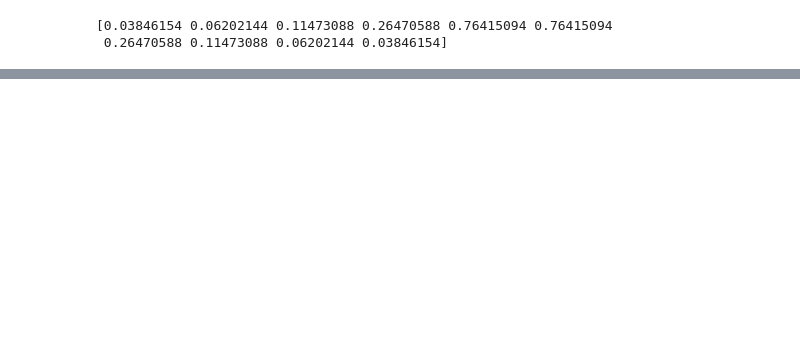
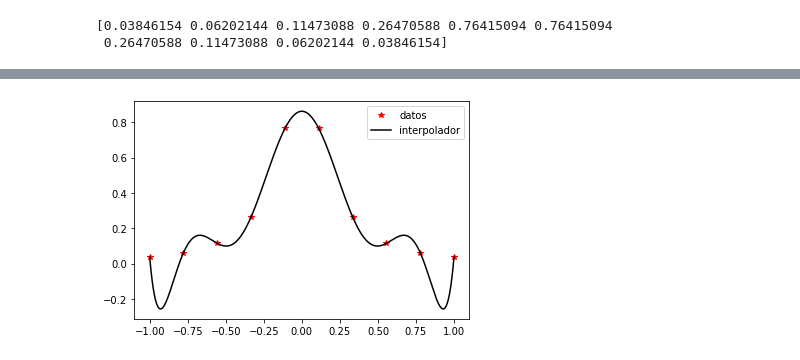
Before and after one commit to vserranoc/my-first-binder, a Jupyter notebook: tarea3.ipynb, the cells around one changed output, grey strips where cells are left out. Drawn from its saved outputs; the diff is of its cells as text; code cells hidden in the pictures; blank space fills up the shorter version.

```diff
--- a/tarea3.ipynb
+++ b/tarea3.ipynb
@@ -24,0 +50,12 @@ print(f(x))
+# %%
+# utilizamos los coeficientes estimados para generar 10,000 puntos en el intervalo
+neval = 10000
+xeval = np.linspace(my_min,my_max, neval)
+yeval = np.polyval(coefficients,xeval)
+# %%
+# mostramos la gráfica
+plt.plot(x, y, 'r*',xeval, yeval, 'k-')
+plt.legend(['datos','interpolador'], loc='best')
+plt.show()
+# %% [output]
+[figure, added]
```
Also changed, not shown: parts of 8 cells of this notebook.
